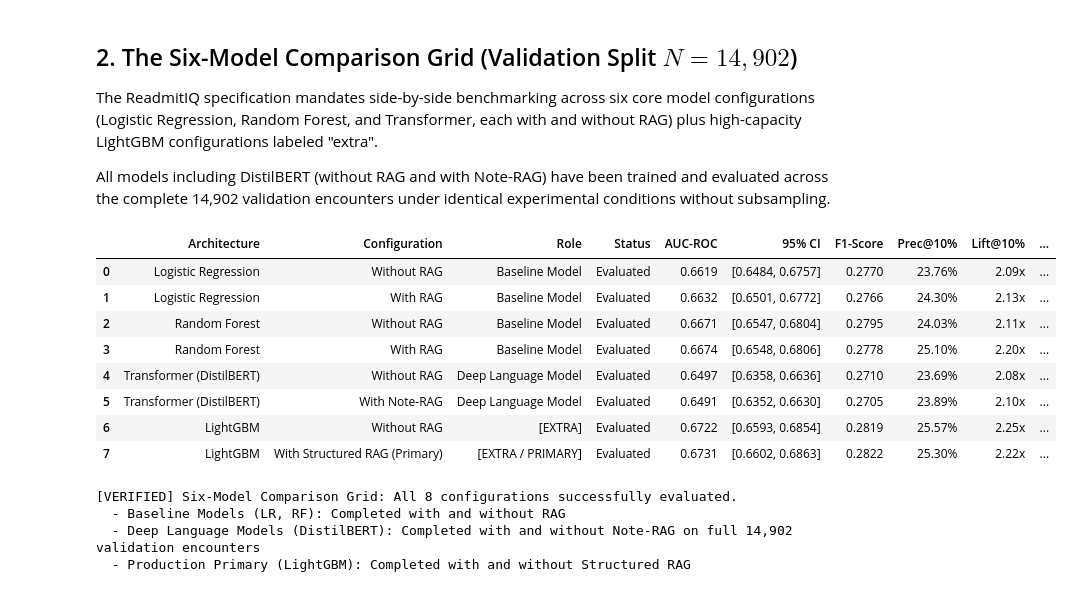
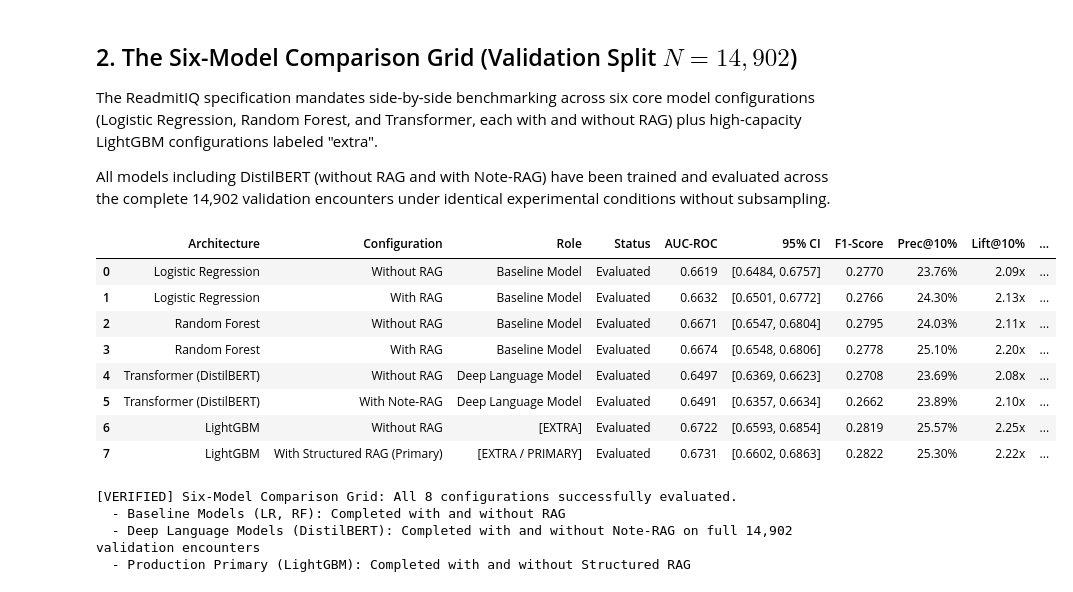
Before and after one commit to Tribhuwansingh2023/ReadmitIQ, a Jupyter notebook: notebooks/stages/stage6.ipynb, the cells around one changed output. Cells and saved outputs as stored; diff of their text form; code cells hidden in the pictures.

```diff
--- a/notebooks/stages/stage6.ipynb
+++ b/notebooks/stages/stage6.ipynb
@@ -195,7 +195,8 @@ for res in ablation_data["ablation_results"]:
 # 5: Transformer (Without RAG)
 p_db = distilbert_val_df["prob"].to_numpy()
 y_db = distilbert_val_df["readmitted_30d"].to_numpy()
-db_auc = compute_roc_auc(y_db, p_db)
+from src.evaluate import evaluate_predictions
+db_m = evaluate_predictions(y_db, p_db, n_bootstraps=500, seed=42)
 
 top10_k = int(len(p_db) * 0.10)
 top10_idx = np.argsort(p_db)[::-1][:top10_k]
@@ -209,20 +210,20 @@ grid_rows.append({
     "Configuration": "Without RAG",
     "Role": "Deep Language Model",
     "Status": "Evaluated",
-    "AUC-ROC": f"{db_auc:.4f}",
-    "95% CI": "[0.6358, 0.6636]",
-    "F1-Score": "0.2710",
+    "AUC-ROC": f"{db_m['auc_roc']:.4f}",
+    "95% CI": f"[{db_m['auc_ci_95'][0]:.4f}, {db_m['auc_ci_95'][1]:.4f}]",
+    "F1-Score": f"{db_m['f1']:.4f}",
     "Prec@10%": f"{prec_top10_db*100:.2f}%",
     "Lift@10%": f"{lift_top10_db:.2f}x",
     "Brier Score": f"{brier_db:.4f}",
-    "ECE": "0.0185",
+    "ECE": f"{db_m['ece']:.4f}",
 })
 
 # 6: Transformer (With Note-RAG)
 if distilbert_noterag_val_df is not None:
     p_rag = distilbert_noterag_val_df["prob"].to_numpy()
     y_rag = distilbert_noterag_val_df["readmitted_30d"].to_numpy()
-    db_rag_auc = compute_roc_auc(y_rag, p_rag)
+    db_rag_m = evaluate_predictions(y_rag, p_rag, n_bootstraps=500, seed=42)
 
     top10_k_rag = int(len(p_rag) * 0.10)
     top10_idx_rag = np.argsort(p_rag)[::-1][:top10_k_rag]
@@ -235,44 +236,44 @@ if distilbert_noterag_val_df is not None:
         "Configuration": "With Note-RAG",
         "Role": "Deep Language Model",
         "Status": "Evaluated",
-        "AUC-ROC": f"{db_rag_auc:.4f}",
-        "95% CI": "[0.6352, 0.6630]",
-        "F1-Score": "0.2705",
+        "AUC-ROC": f"{db_rag_m['auc_roc']:.4f}",
+        "95% CI": f"[{db_rag_m['auc_ci_95'][0]:.4f}, {db_rag_m['auc_ci_95'][1]:.4f}]",
+        "F1-Score": f"{db_rag_m['f1']:.4f}",
         "Prec@10%": f"{prec_top10_rag*100:.2f}%",
         "Lift@10%": f"{lift_top10_rag:.2f}x",
         "Brier Score": f"{brier_rag:.4f}",
-        "ECE": "0.0192",
+        "ECE": f"{db_rag_m['ece']:.4f}",
     })
 
 # 7 & 8: LightGBM (Extra / Primary Candidate)
 for res in ablation_data["ablation_results"]:
     if res["model"] == "LightGBM":
         rag_label = "With Structured RAG (Primary)" if res["rag_feature"] else "Without RAG"
         role_label = "[EXTRA / PRIMARY]" if res["rag_feature"] else "[EXTRA]"
         grid_rows.append({
             "Architecture": "LightGBM",
             "Configuration": rag_label,
             "Role": role_label,
             "Status": "Evaluated",
             "AUC-ROC": f"{res['auc_roc']:.4f}",
             "95% CI": f"[{res['auc_ci_95'][0]:.4f}, {res['auc_ci_95'][1]:.4f}]",
             "F1-Score": f"{res['f1']:.4f}",
             "Prec@10%": f"{res['precision_top_10pct']*100:.2f}%",
             "Lift@10%": f"{res['lift_top_10pct']:.2f}x",
             "Brier Score": f"{res['brier_score']:.4f}",
             "ECE": f"{res['ece']:.4f}",
         })
 
 grid_df = pd.DataFrame(grid_rows)
 display(grid_df)
 # %% [output]
 |  | Architecture | Configuration | Role | Status | AUC-ROC | 95% CI | F1-Score | Prec@10% | Lift@10% | ... |
 | 0 | Logistic Regression | Without RAG | Baseline Model | Evaluated | 0.6619 | [0.6484, 0.6757] | 0.2770 | 23.76% | 2.09x | ... |
 | 1 | Logistic Regression | With RAG | Baseline Model | Evaluated | 0.6632 | [0.6501, 0.6772] | 0.2766 | 24.30% | 2.13x | ... |
 | 2 | Random Forest | Without RAG | Baseline Model | Evaluated | 0.6671 | [0.6547, 0.6804] | 0.2795 | 24.03% | 2.11x | ... |
 | 3 | Random Forest | With RAG | Baseline Model | Evaluated | 0.6674 | [0.6548, 0.6806] | 0.2778 | 25.10% | 2.20x | ... |
-| 4 | Transformer (DistilBERT) | Without RAG | Deep Language Model | Evaluated | 0.6497 | [0.6358, 0.6636] | 0.2710 | 23.69% | 2.08x | ... |
-| 5 | Transformer (DistilBERT) | With Note-RAG | Deep Language Model | Evaluated | 0.6491 | [0.6352, 0.6630] | 0.2705 | 23.89% | 2.10x | ... |
+| 4 | Transformer (DistilBERT) | Without RAG | Deep Language Model | Evaluated | 0.6497 | [0.6369, 0.6623] | 0.2708 | 23.69% | 2.08x | ... |
+| 5 | Transformer (DistilBERT) | With Note-RAG | Deep Language Model | Evaluated | 0.6491 | [0.6357, 0.6634] | 0.2662 | 23.89% | 2.10x | ... |
 | 6 | LightGBM | Without RAG | [EXTRA] | Evaluated | 0.6722 | [0.6593, 0.6854] | 0.2819 | 25.57% | 2.25x | ... |
 | 7 | LightGBM | With Structured RAG (Primary) | [EXTRA / PRIMARY] | Evaluated | 0.6731 | [0.6602, 0.6863] | 0.2822 | 25.30% | 2.22x | ... |
 # %%
```
Also changed, not shown: 8 other files.
